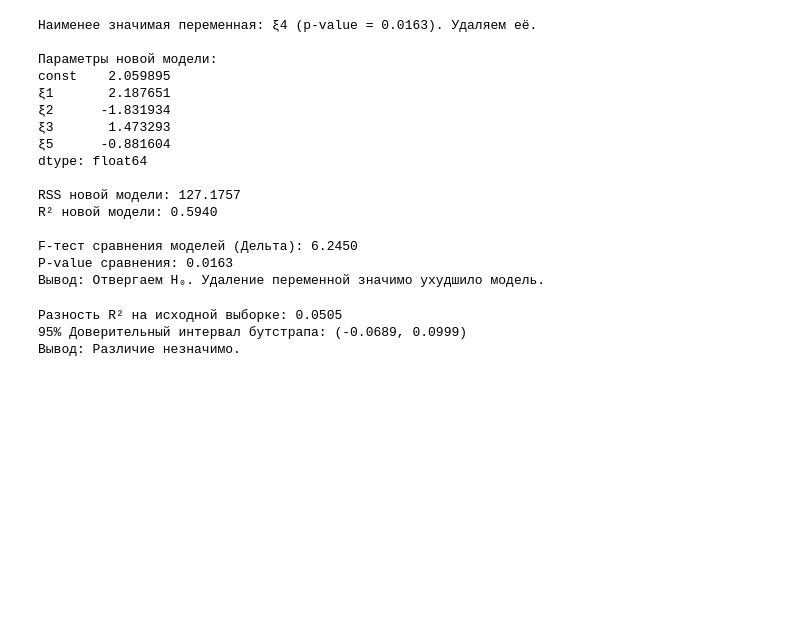
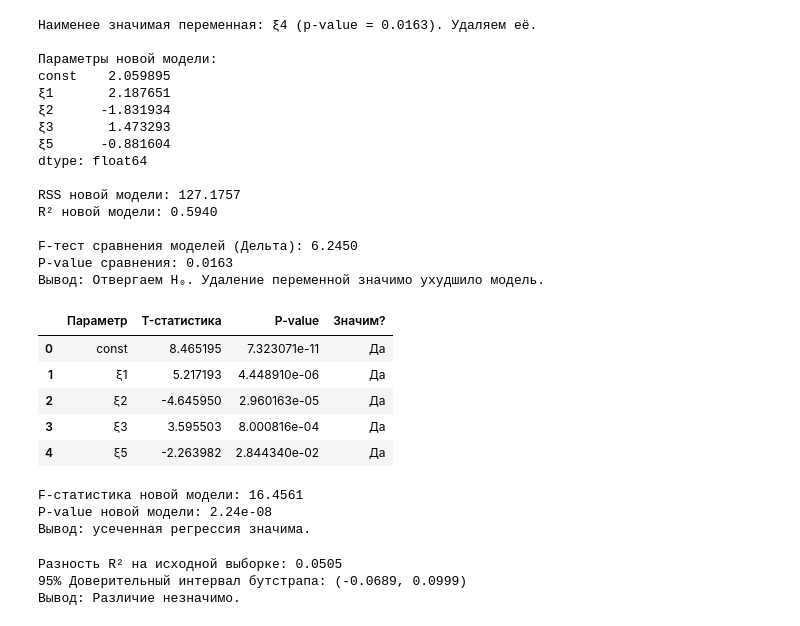
Before and after one commit to Ramil-phystech/math_statistics, a Jupyter notebook: assignment_2/task_1.ipynb, the cells around one changed output. Drawn from its saved outputs; the diff is of its cells as text; code cells hidden in the pictures; blank space fills up the shorter version.

```diff
--- a/assignment_2/task_1.ipynb
+++ b/assignment_2/task_1.ipynb
@@ -169,15 +168,15 @@ F_emp = np.arange(n + 1) / n
 # Оценка стандартного отклонения остатков
 sigma_est = np.sqrt(RSS / model.df_resid)
 
-# статистика Колмогорова-Смирнова
-def calc_ks_stat(sample, mean, std):
+# статистика Колмогорова
+def calc_k_stat(sample, mean, std):
     theo_cdf = norm.cdf(sample, loc=mean, scale=std)
     diff_left = np.abs(theo_cdf - F_emp[:-1])
     diff_right = np.abs(theo_cdf - F_emp[1:])
 
     return np.sqrt(n) * np.max(np.maximum(diff_left, diff_right))
 
-delta_wave = calc_ks_stat(e_sorted, 0, sigma_est)
+delta_wave = calc_k_stat(e_sorted, 0, sigma_est)
 
 bootstrap_iterations = 50_000
 bootstrap_delta = np.zeros(bootstrap_iterations)
@@ -188,11 +187,11 @@ for i in range(bootstrap_iterations):
     mean_b = np.mean(random_sample)
     sigma_b = np.std(random_sample, ddof=1)
 
-    bootstrap_delta[i] = calc_ks_stat(random_sample, mean_b, sigma_b)
+    bootstrap_delta[i] = calc_k_stat(random_sample, mean_b, sigma_b)
 
 p_value_boot = np.sum(bootstrap_delta >= delta_wave) / bootstrap_iterations
 
-print(f"Статистика Колмогорова-Смирнова (исходная): {delta_wave:.4f}")
+print(f"Статистика Колмогорова (исходная): {delta_wave:.4f}")
 print(f"P-value (бутстрап): {p_value_boot:.5f}")
 
 if p_value_boot < 0.05:
@@ -305,6 +304,41 @@ R² новой модели: 0.5940
 F-тест сравнения моделей (Дельта): 6.2450
 P-value сравнения: 0.0163
 Вывод: Отвергаем H₀. Удаление переменной значимо ухудшило модель.
+# %%
+# Проверка значимости коэфф. новой регрессии
+sign_df_dim_data = []
+
+for k in range(len(model_dim.params)):
+    param_name = model_dim.params.index[k]
+    t_stat = model_dim.tvalues.iloc[k]
+    p_val = model_dim.pvalues.iloc[k]
+
+    is_sign = 'Да' if p_val < 0.05 else 'Нет'
+    sign_df_dim_data.append([param_name, t_stat, p_val, is_sign])
+
+sign_df_dim = pd.DataFrame(sign_df_dim_data, columns=['Параметр', 'T-статистика', 'P-value', 'Значим?'])
+display(sign_df_dim)
+
+F_stat_dim = model_dim.fvalue
+p_value_f_dim = model_dim.f_pvalue
+
+print(f"F-статистика новой модели: {F_stat_dim:.4f}")
+print(f"P-value новой модели: {p_value_f_dim:.2e}")
+
+if p_value_f_dim < 0.05:
+    print("Вывод: усеченная регрессия значима.")
+else:
+    print("Вывод: не значима.")
+# %% [output]
+|  | Параметр | T-статистика | P-value | Значим? |
+| 0 | const | 8.465195 | 7.323071e-11 | Да |
+| 1 | ξ1 | 5.217193 | 4.448910e-06 | Да |
+| 2 | ξ2 | -4.645950 | 2.960163e-05 | Да |
+| 3 | ξ3 | 3.595503 | 8.000816e-04 | Да |
+| 4 | ξ5 | -2.263982 | 2.844340e-02 | Да |
+F-статистика новой модели: 16.4561
+P-value новой модели: 2.24e-08
+Вывод: усеченная регрессия значима.
 # %%
 n_iterations = 1000
 alpha = 0.05
```
Also changed, not shown: parts of 2 cells of this notebook, 1 other file.
